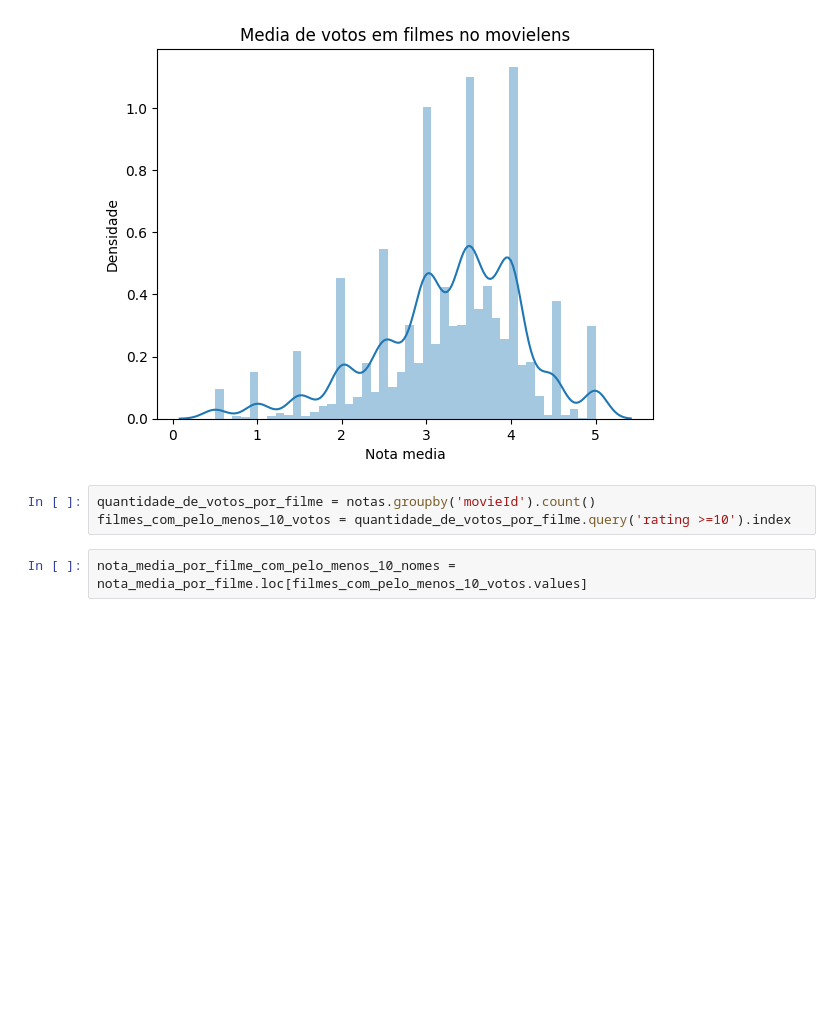
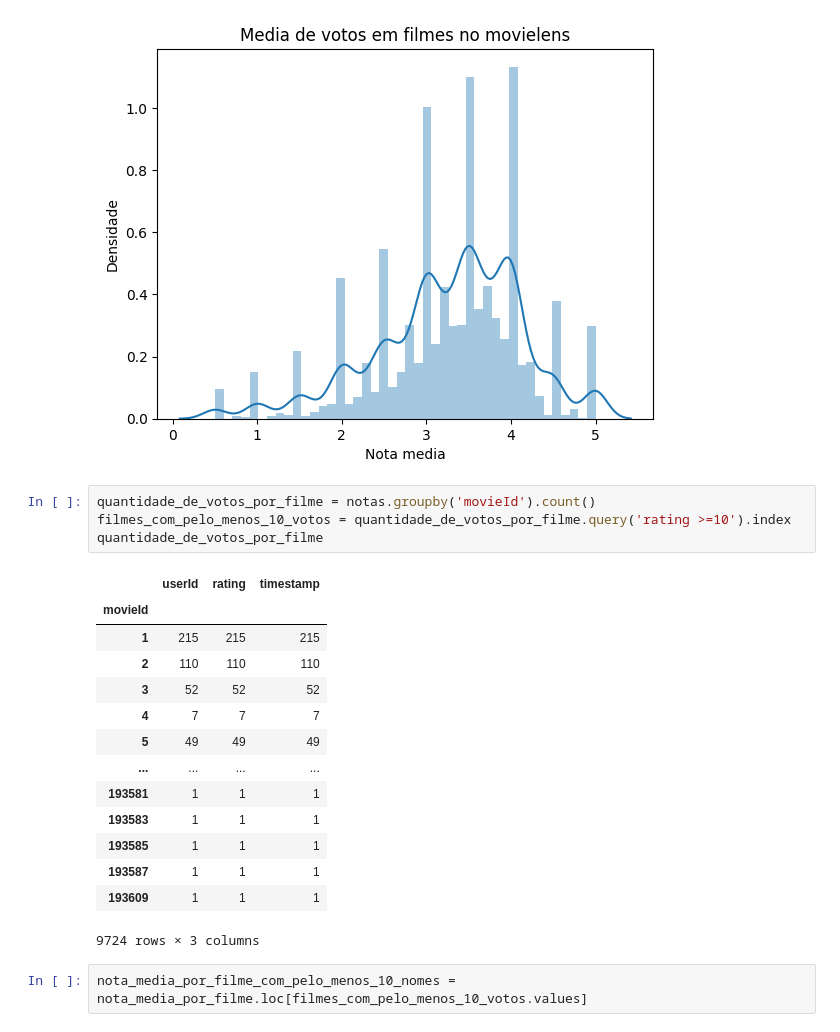
Before and after one commit to AraujoTT/DS, a Jupyter notebook: DS2/curso9_data/data_intro_testes.ipynb, the cells around one changed output. Saved outputs shown, nothing was run; the diff lists cells and outputs as text; blank space fills up the shorter version.

```diff
--- a/DS2/curso9_data/data_intro_testes.ipynb
+++ b/DS2/curso9_data/data_intro_testes.ipynb
@@ -170,6 +170,22 @@ Text(0.5, 1.0, 'Media de votos em filmes no movielens')
 # %%
 quantidade_de_votos_por_filme = notas.groupby('movieId').count()
 filmes_com_pelo_menos_10_votos = quantidade_de_votos_por_filme.query('rating >=10').index
+quantidade_de_votos_por_filme
+# %% [output]
+|  | userId | rating | timestamp |
+| movieId |  |  |  |
+| 1 | 215 | 215 | 215 |
+| 2 | 110 | 110 | 110 |
+| 3 | 52 | 52 | 52 |
+| 4 | 7 | 7 | 7 |
+| 5 | 49 | 49 | 49 |
+| ... | ... | ... | ... |
+| 193581 | 1 | 1 | 1 |
+| 193583 | 1 | 1 | 1 |
+| 193585 | 1 | 1 | 1 |
+| 193587 | 1 | 1 | 1 |
+| 193609 | 1 | 1 | 1 |
+9724 rows × 3 columns
 # %%
 nota_media_por_filme_com_pelo_menos_10_nomes = nota_media_por_filme.loc[filmes_com_pelo_menos_10_votos.values]
 # %%
```
Also changed, not shown: parts of 6 cells of this notebook.
